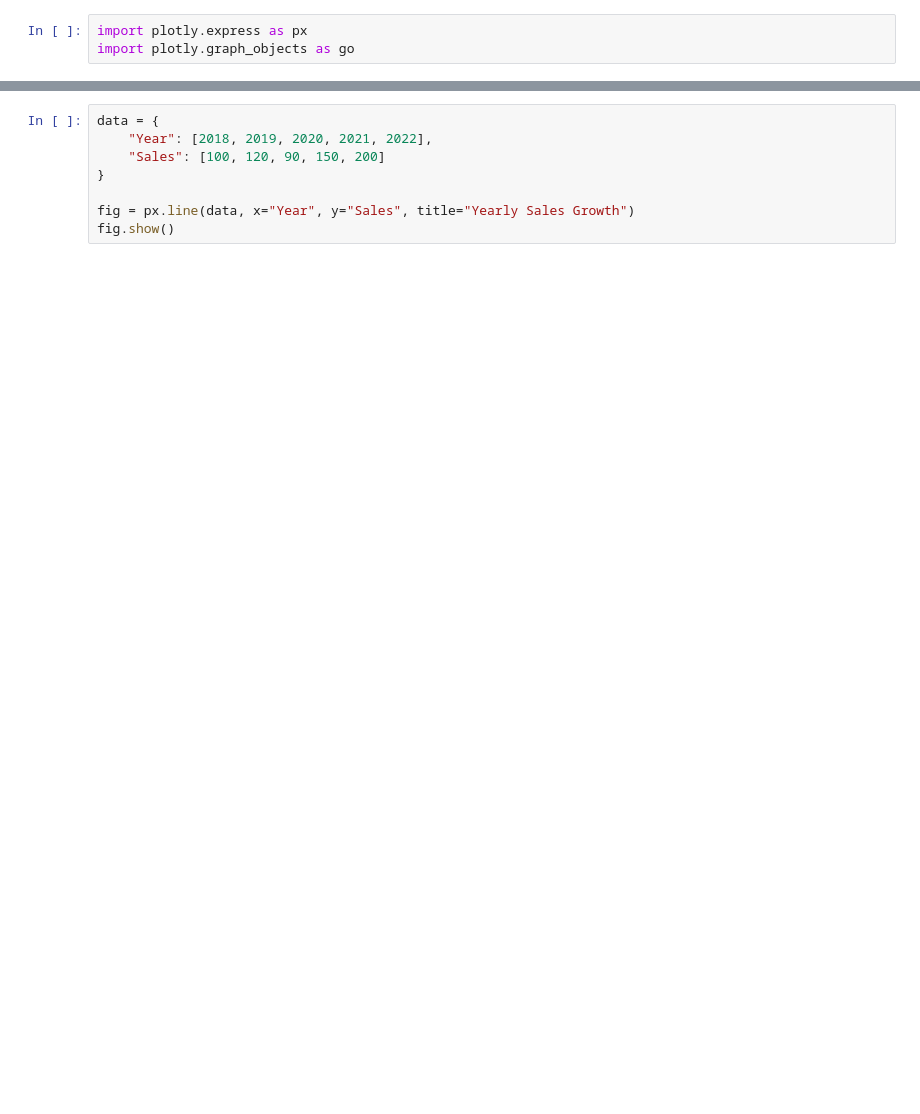
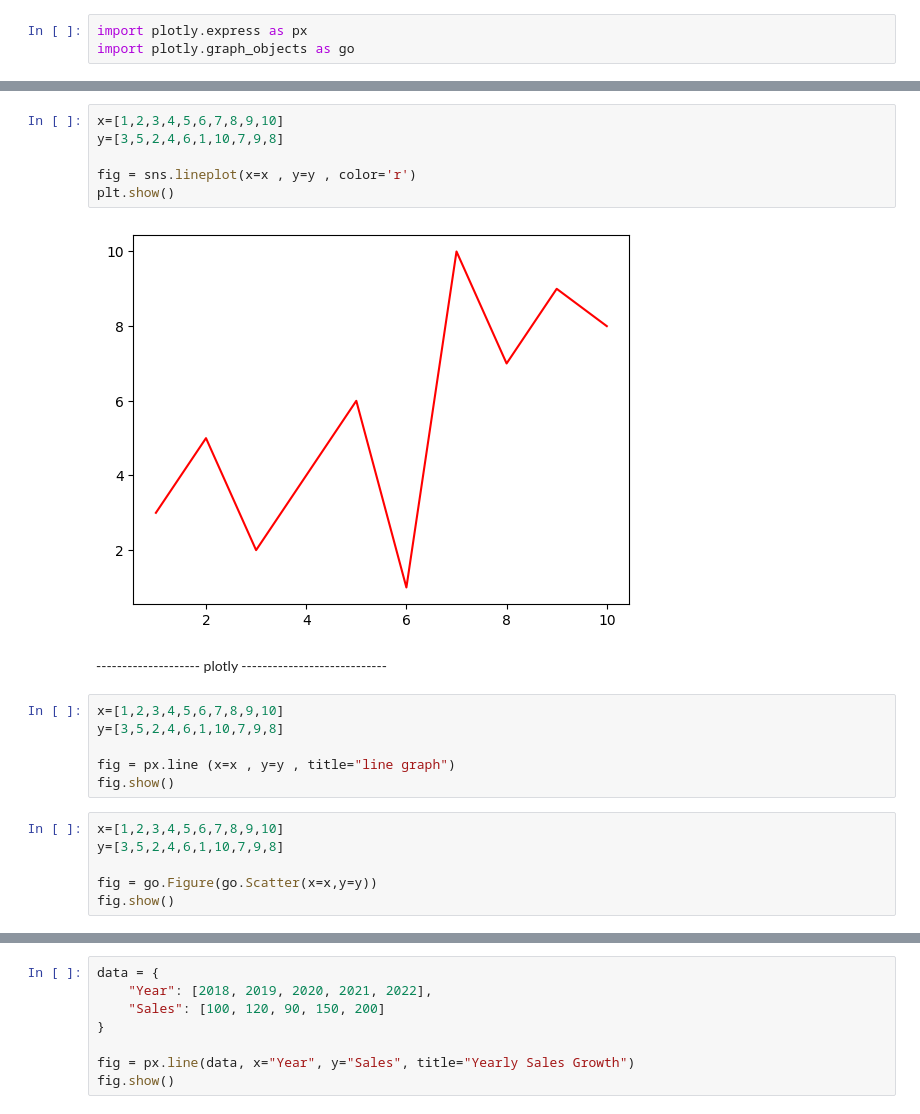
Before and after one commit to Abhi2701singh/Data-Analytics-, a Jupyter notebook: Day-20 Plotly/plotly.ipynb, the cells around one changed output, grey strips where cells are left out. Saved outputs shown, nothing was run; the diff lists cells and outputs as text; blank space fills up the shorter version.

```diff
--- a/Day-20 Plotly/plotly.ipynb
+++ b/Day-20 Plotly/plotly.ipynb
@@ -5,0 +25,22 @@ import plotly.graph_objects as go
+# %%
+x=[1,2,3,4,5,6,7,8,9,10]
+y=[3,5,2,4,6,1,10,7,9,8]
+
+fig = sns.lineplot(x=x , y=y , color='r')
+plt.show()
+# %% [output]
+[figure, added]
+# %% [markdown]
+-------------------- plotly ----------------------------
+# %%
+x=[1,2,3,4,5,6,7,8,9,10]
+y=[3,5,2,4,6,1,10,7,9,8]
+
+fig = px.line (x=x , y=y , title="line graph")
+fig.show()
+# %%
+x=[1,2,3,4,5,6,7,8,9,10]
+y=[3,5,2,4,6,1,10,7,9,8]
+
+fig = go.Figure(go.Scatter(x=x,y=y))
+fig.show()
```
Also changed, not shown: parts of 13 cells of this notebook, 2 other files.
